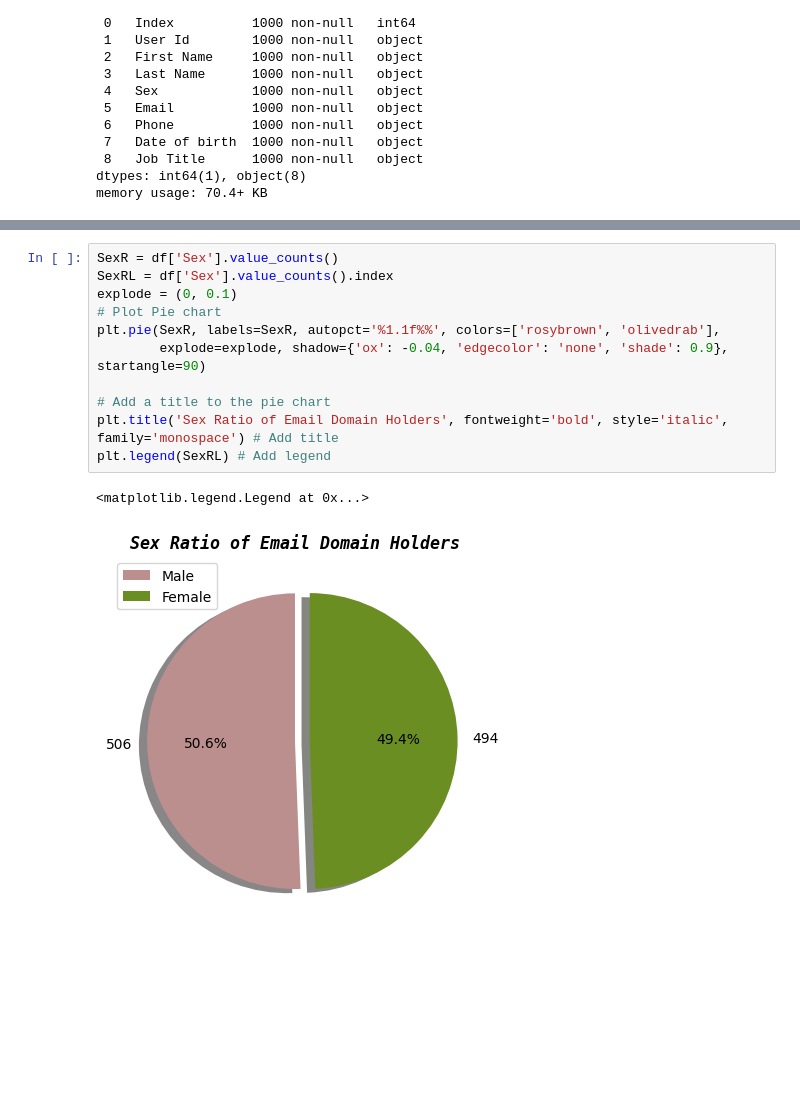
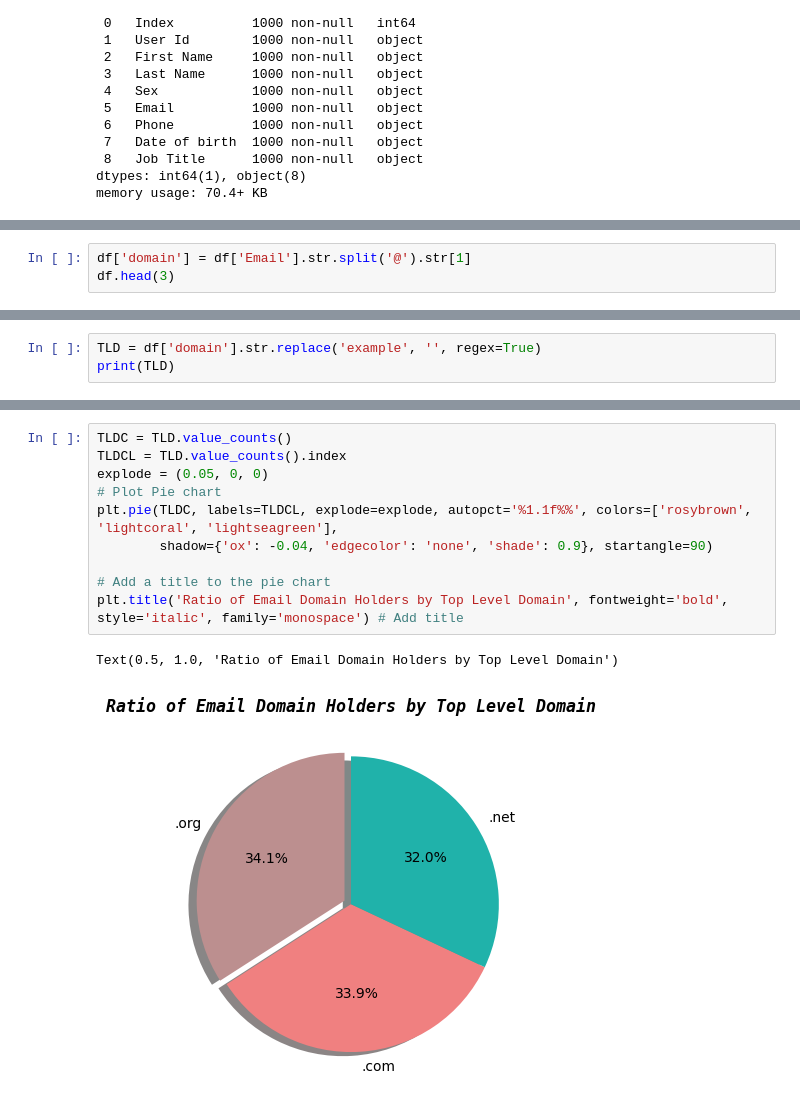
Before and after one commit to NeilTynan/4369, a Jupyter notebook: assignments/assignment03-pie.ipynb, the cells around one changed output, grey strips where cells are left out. Drawn from its saved outputs; the diff is of its cells as text; blank space fills up the shorter version.

```diff
--- a/assignments/assignment03-pie.ipynb
+++ b/assignments/assignment03-pie.ipynb
@@ -57,0 +35,3 @@ Name: count, dtype: int64
+# %%
+df['domain'] = df['Email'].str.split('@').str[1]
+df.head(3)
@@ -57,0 +58,3 @@ Name: count, dtype: int64
+# %%
+TLD = df['domain'].str.replace('example', '', regex=True)
+print(TLD)
@@ -58,14 +74,13 @@ Name: count, dtype: int64
 # %%
-SexR = df['Sex'].value_counts()
-SexRL = df['Sex'].value_counts().index
-explode = (0, 0.1)
+TLDC = TLD.value_counts()
+TLDCL = TLD.value_counts().index
+explode = (0.05, 0, 0)
 # Plot Pie chart
-plt.pie(SexR, labels=SexR, autopct='%1.1f%%', colors=['rosybrown', 'olivedrab'],
-        explode=explode, shadow={'ox': -0.04, 'edgecolor': 'none', 'shade': 0.9}, startangle=90)
+plt.pie(TLDC, labels=TLDCL, explode=explode, autopct='%1.1f%%', colors=['rosybrown', 'lightcoral', 'lightseagreen'],
+        shadow={'ox': -0.04, 'edgecolor': 'none', 'shade': 0.9}, startangle=90)
 
 # Add a title to the pie chart
-plt.title('Sex Ratio of Email Domain Holders', fontweight='bold', style='italic', family='monospace') # Add title
-plt.legend(SexRL) # Add legend
+plt.title('Ratio of Email Domain Holders by Top Level Domain', fontweight='bold', style='italic', family='monospace') # Add title
 # %% [output]
-<matplotlib.legend.Legend at 0x...>
+Text(0.5, 1.0, 'Ratio of Email Domain Holders by Top Level Domain')
-[figure, old version]
+[figure, new version]
```
Also changed, not shown: parts of 5 cells of this notebook, 1 other file.
